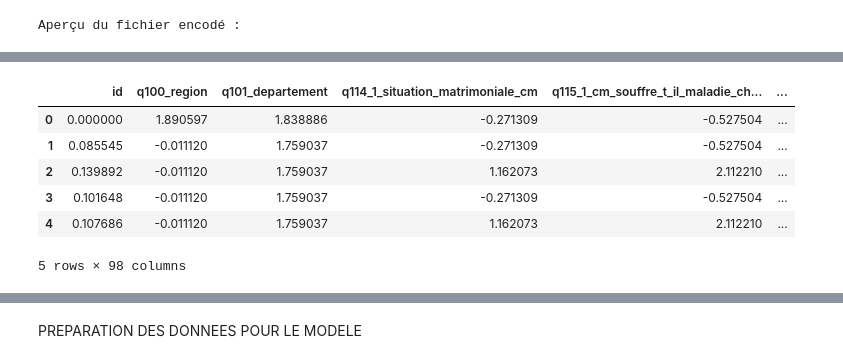
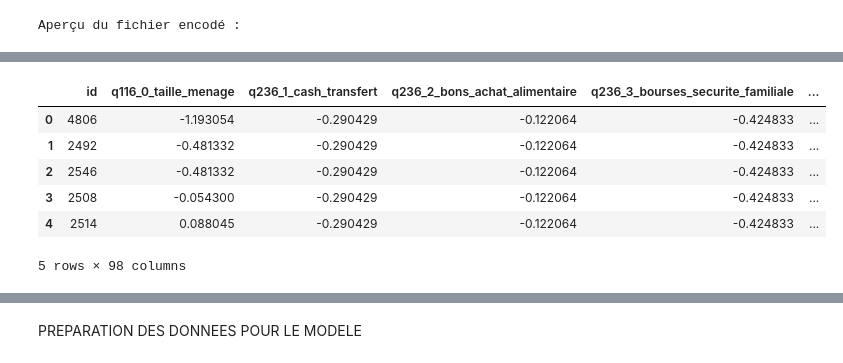
Before and after one commit to DIEME-92/fastapi-food-insecurity_DD, a Jupyter notebook: PROJET_DIT_12092025_D_2026.ipynb, the cells around one changed output, grey strips where cells are left out. Drawn from its saved outputs; the diff is of its cells as text; code cells hidden in the pictures.

```diff
--- a/PROJET_DIT_12092025_D_2026.ipynb
+++ b/PROJET_DIT_12092025_D_2026.ipynb
@@ -115,6 +51,44 @@ data[numeric_cols] = data[numeric_cols].fillna(data[numeric_cols].median())
+# %%
+import pandas as pd
+from sklearn.preprocessing import StandardScaler, LabelEncoder
+
+# définir la colonne id
+id_col = "id"
+
+# Séparons les colonnes
+num_cols = data.select_dtypes(include='number').columns.drop(id_col)  # exclure id
+cat_cols = data.select_dtypes(include='object').columns
+
+# --- Normalisation des colonnes numériques (sauf id) ---
+scaler = StandardScaler()
+df_num_scaled = pd.DataFrame(
+    scaler.fit_transform(data[num_cols]),
+    columns=num_cols
+)
+
+# --- Encodage des colonnes catégorielles ---
+df_cat_encoded = pd.DataFrame()
+for col in cat_cols:
+    le = LabelEncoder()
+    df_cat_encoded[col] = le.fit_transform(data[col].astype(str))
+
+# --- Fusion finale des deux DataFrames ---
+df_final = pd.concat([
+    data[[id_col]].reset_index(drop=True),   # id reste inchangé
+    df_num_scaled.reset_index(drop=True),
+    df_cat_encoded.reset_index(drop=True)
+], axis=1)
+
+#print(df_final.head())
+# %%
+# 4. Fusionner ID + num normalisées + cat encodées
+df_final = pd.concat([data[id_col].reset_index(drop=True),
+    df_num_scaled.reset_index(drop=True),
+    df_cat_encoded.reset_index(drop=True)], axis=1)
+#print(df_final.head())
 # %%
 # 2. Suppression des doublons
-print(f"Nombre de doublons avant suppression: {data.duplicated().sum()}")
-data.drop_duplicates(inplace=True)
+print(f"Nombre de doublons avant suppression: {df_final.duplicated().sum()}")
+df_final.drop_duplicates(inplace=True)
 # %% [output]
 Nombre de doublons avant suppression: 0
@@ -183,10 +139,10 @@ data_encoded.shape
 # %%
-data.head()
+df_final.head()
 # %% [output]
-|  | id | q100_region | q101_departement | q114_1_situation_matrimoniale_cm | q115_1_cm_souffre_t_il_maladie_ch... | ... |
-| 0 | 0.000000 | 1.890597 | 1.838886 | -0.271309 | -0.527504 | ... |
-| 1 | 0.085545 | -0.011120 | 1.759037 | -0.271309 | -0.527504 | ... |
-| 2 | 0.139892 | -0.011120 | 1.759037 | 1.162073 | 2.112210 | ... |
-| 3 | 0.101648 | -0.011120 | 1.759037 | -0.271309 | -0.527504 | ... |
-| 4 | 0.107686 | -0.011120 | 1.759037 | 1.162073 | 2.112210 | ... |
+|  | id | q116_0_taille_menage | q236_1_cash_transfert | q236_2_bons_achat_alimentaire | q236_3_bourses_securite_familiale | ... |
+| 0 | 4806 | -1.193054 | -0.290429 | -0.122064 | -0.424833 | ... |
+| 1 | 2492 | -0.481332 | -0.290429 | -0.122064 | -0.424833 | ... |
+| 2 | 2546 | -0.481332 | -0.290429 | -0.122064 | -0.424833 | ... |
+| 3 | 2508 | -0.054300 | -0.290429 | -0.122064 | -0.424833 | ... |
+| 4 | 2514 | 0.088045 | -0.290429 | -0.122064 | -0.424833 | ... |
 5 rows × 98 columns
```
Also changed, not shown: parts of 32 cells of this notebook.
